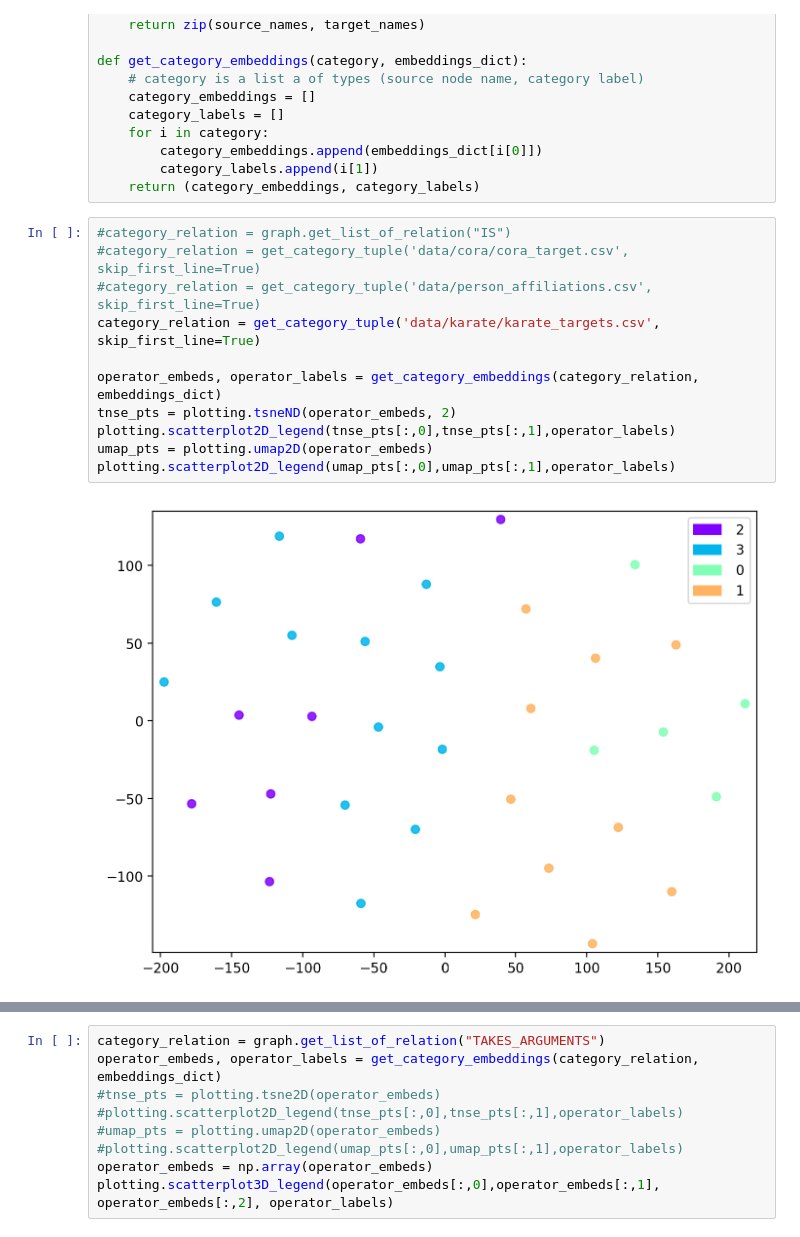
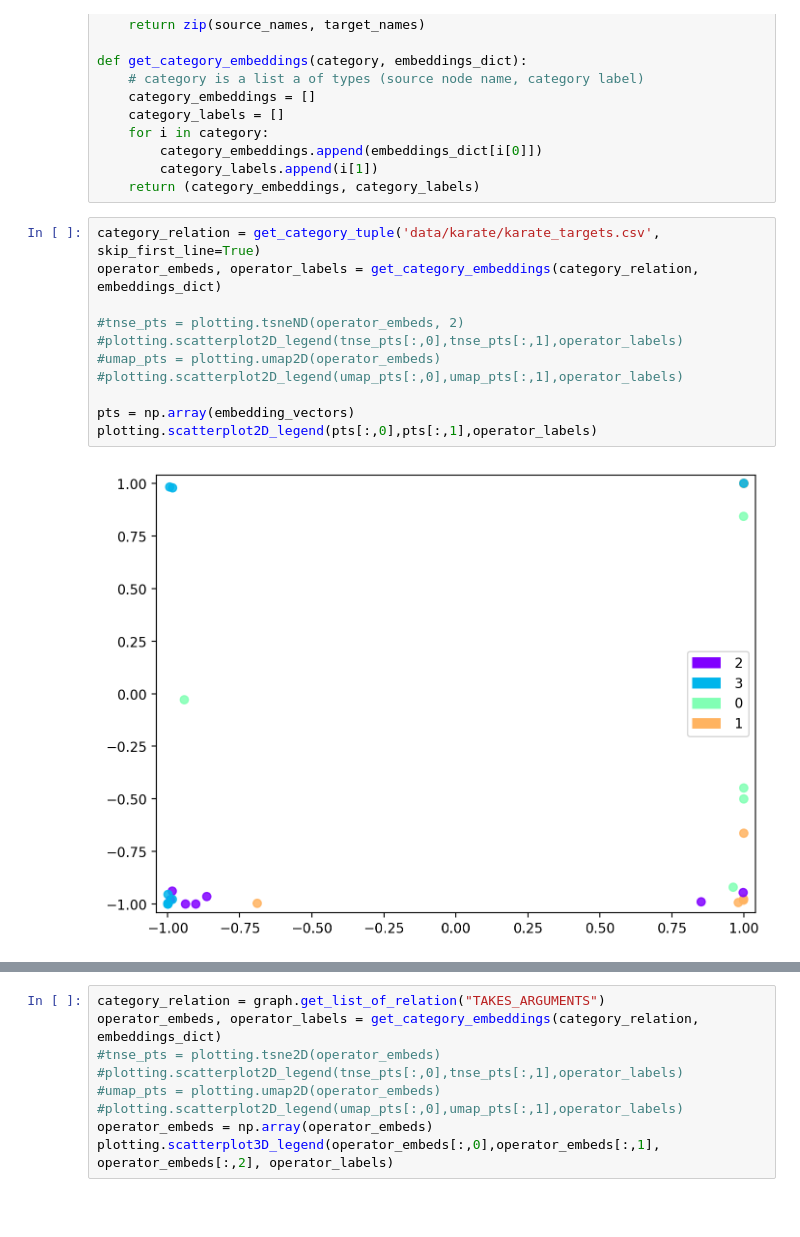
Before and after one commit to bhaney/graph_embeddings, a Jupyter notebook: gembed/operator-facts.ipynb, the cells around one changed output, grey strips where cells are left out. Drawn from its saved outputs; the diff is of its cells as text; blank space fills up the shorter version.

```diff
--- a/gembed/operator-facts.ipynb
+++ b/gembed/operator-facts.ipynb
@@ -63,15 +66,15 @@ def get_category_embeddings(category, embeddings_dict):
         category_labels.append(i[1])
     return (category_embeddings, category_labels)
 # %%
-#category_relation = graph.get_list_of_relation("IS")
-#category_relation = get_category_tuple('data/cora/cora_target.csv', skip_first_line=True)
-#category_relation = get_category_tuple('data/person_affiliations.csv', skip_first_line=True)
 category_relation = get_category_tuple('data/karate/karate_targets.csv', skip_first_line=True)
+operator_embeds, operator_labels = get_category_embeddings(category_relation, embeddings_dict)
 
-operator_embeds, operator_labels = get_category_embeddings(category_relation, embeddings_dict)
-tnse_pts = plotting.tsneND(operator_embeds, 2)
-plotting.scatterplot2D_legend(tnse_pts[:,0],tnse_pts[:,1],operator_labels)
-umap_pts = plotting.umap2D(operator_embeds)
-plotting.scatterplot2D_legend(umap_pts[:,0],umap_pts[:,1],operator_labels)
+#tnse_pts = plotting.tsneND(operator_embeds, 2)
+#plotting.scatterplot2D_legend(tnse_pts[:,0],tnse_pts[:,1],operator_labels)
+#umap_pts = plotting.umap2D(operator_embeds)
+#plotting.scatterplot2D_legend(umap_pts[:,0],umap_pts[:,1],operator_labels)
+
+pts = np.array(embedding_vectors)
+plotting.scatterplot2D_legend(pts[:,0],pts[:,1],operator_labels)
 # %% [output]
-[figure, old version]
+[figure, new version]
```
Also changed, not shown: parts of 4 cells of this notebook, 1 other file.
